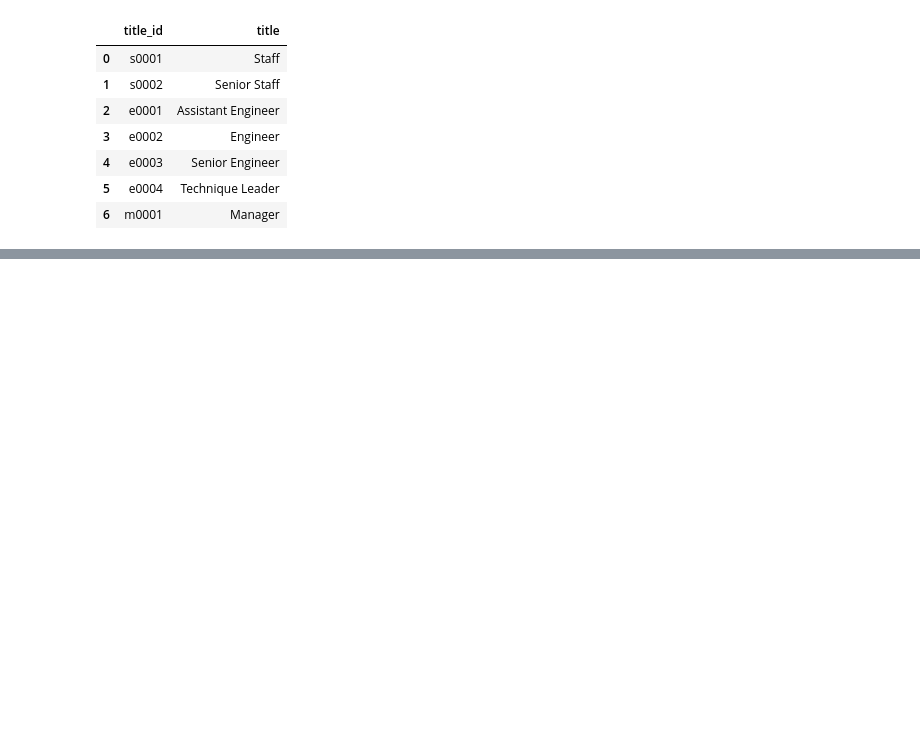
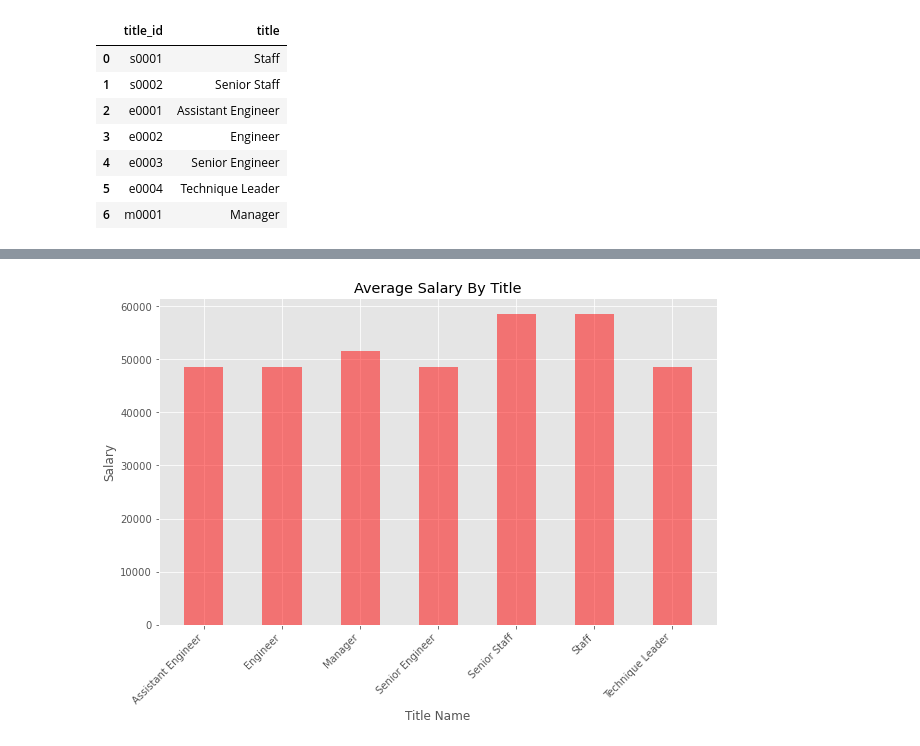
Before and after one commit to Ramyals-web/SQL-Challenges, a Jupyter notebook: Homework/employees.ipynb, the cells around one changed output, grey strips where cells are left out. Cells and saved outputs as stored; diff of their text form; code cells hidden in the pictures; blank space fills up the shorter version.

```diff
--- a/Homework/employees.ipynb
+++ b/Homework/employees.ipynb
@@ -89,2 +89,6 @@ plt.show()
 # %%
-## Create a bar chart of average salary by title.
+##Merge for Average Bar chart
+
+emp_sal_merge = salary_data.merge(employee_data, left_on='emp_no', right_on='emp_no')
+emp_title_sal= emp_sal_merge.merge(title_data, left_on='emp_title_id', right_on='title_id')
+emp_title_sal
@@ -90,0 +109,6 @@ plt.show()
+# %%
+## Groupby title and Salary mean
+
+title_group = emp_title_sal.groupby(["title"])["salary"].mean()
+salary_mean = title_group.reset_index()
+salary_mean
@@ -90,0 +124,17 @@ plt.show()
+# %%
+## Create a bar chart of average salary by title.
+
+x = salary_mean['title']
+y = salary_mean['salary']
+
+fig, ax = plt.subplots(figsize=(10,6))
+ax.bar(x, y, color='red', alpha=0.5, width = 0.5, align="center")
+plt.xlabel("Title Name")
+plt.ylabel("Salary")
+plt.title("Average Salary By Title")
+
+# rotate axis labels
+plt.setp(plt.gca().get_xticklabels(), rotation=45, horizontalalignment='right')
+plt.show()
+# %% [output]
+[figure, added]
```
Also changed, not shown: parts of 3 cells of this notebook.
